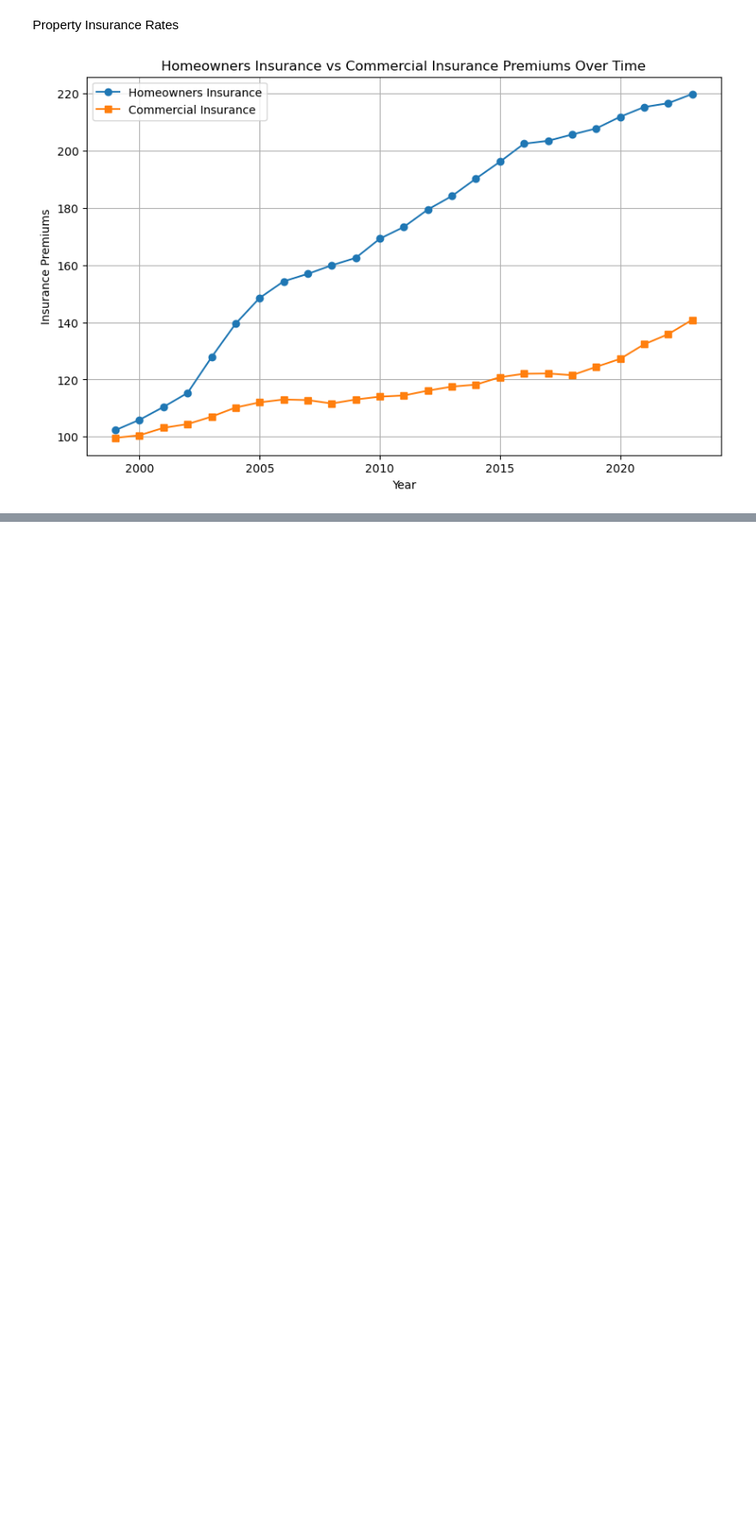
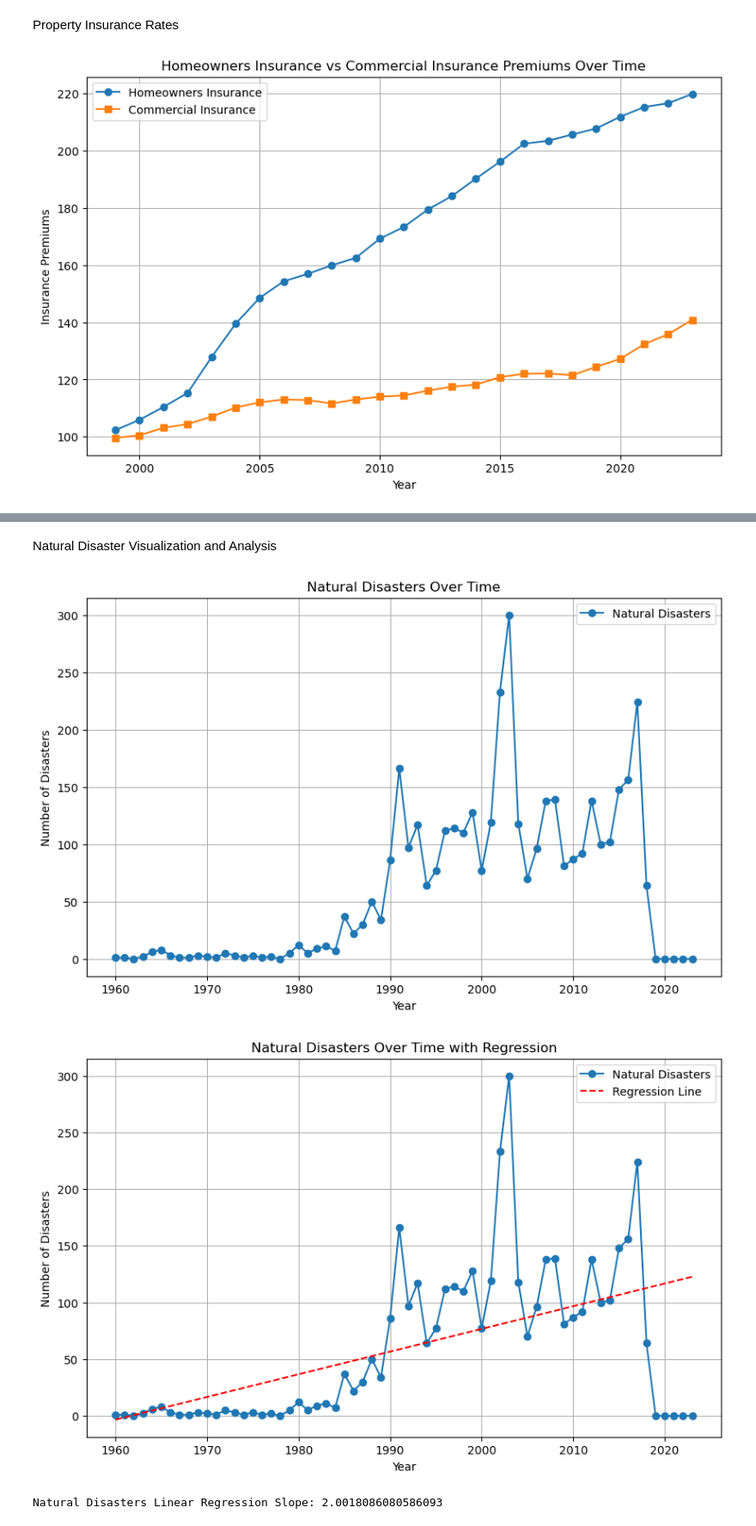
Before and after one commit to smille202/capstone, a Jupyter notebook: work/working_code.ipynb, the cells around one changed output, grey strips where cells are left out. Shown: that part at 86% size. Cells and saved outputs as stored; diff of their text form; code cells hidden in the pictures; blank space fills up the shorter version.

```diff
--- a/work/working_code.ipynb
+++ b/work/working_code.ipynb
@@ -299,0 +335,43 @@ plt.show()
+# %% [markdown]
+Natural Disaster Visualization and Analysis
+# %%
+natural_disasters_by_year = merged_data.groupby('year')['disaster_id'].count()
+
+plt.figure(figsize=(10, 6))
+plt.plot(natural_disasters_by_year.index, natural_disasters_by_year.values, marker='o', label='Natural Disasters')
+
+plt.title('Natural Disasters Over Time')
+plt.xlabel('Year')
+plt.ylabel('Number of Disasters')
+plt.legend()
+plt.grid(True)
+plt.show()
+
+# prep data for regression
+natural_disasters_by_year = natural_disasters_by_year.dropna()
+
+X_disasters = natural_disasters_by_year.index.values.reshape(-1, 1)  # independent variable (years)
+y_disasters = natural_disasters_by_year.values  # dependent variable (num of disasters)
+
+# linear regression model
+disaster_model = LinearRegression()
+disaster_model.fit(X_disasters, y_disasters)
+disaster_predicted = disaster_model.predict(X_disasters)
+
+# plot with regression line
+plt.figure(figsize=(10, 6))
+plt.plot(natural_disasters_by_year.index, natural_disasters_by_year.values, marker='o', label='Natural Disasters')
+plt.plot(natural_disasters_by_year.index, disaster_predicted, linestyle='--', color='red', label='Regression Line')
+
+plt.title('Natural Disasters Over Time with Regression')
+plt.xlabel('Year')
+plt.ylabel('Number of Disasters')
+plt.legend()
+plt.grid(True)
+plt.show()
+
+print(f"Natural Disasters Linear Regression Slope: {disaster_model.coef_[0]}")
+# %% [output]
+[figure, added]
+[figure, added]
+Natural Disasters Linear Regression Slope: 2.0018086080586093
```
Also changed, not shown: parts of 20 cells of this notebook.
